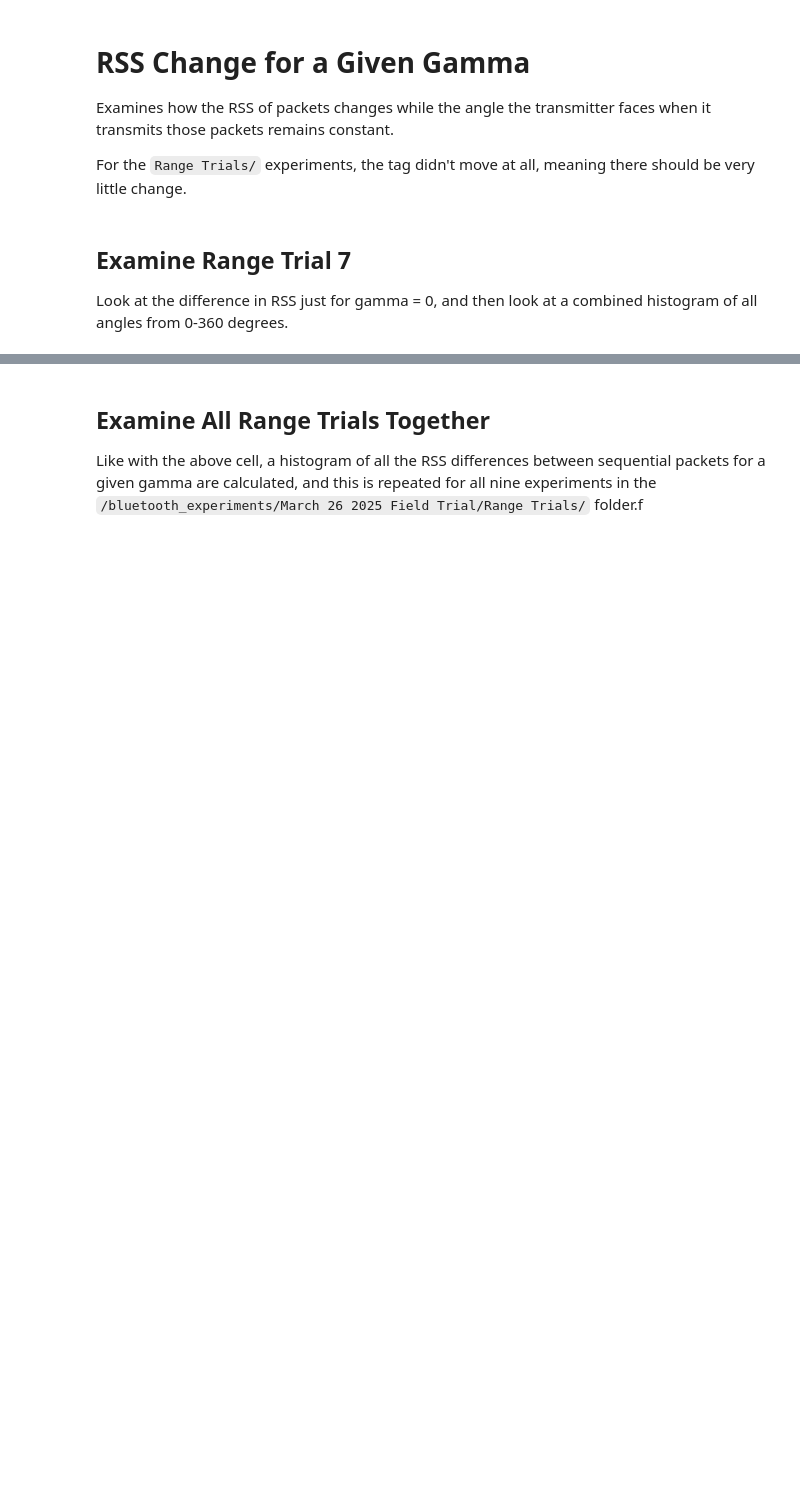
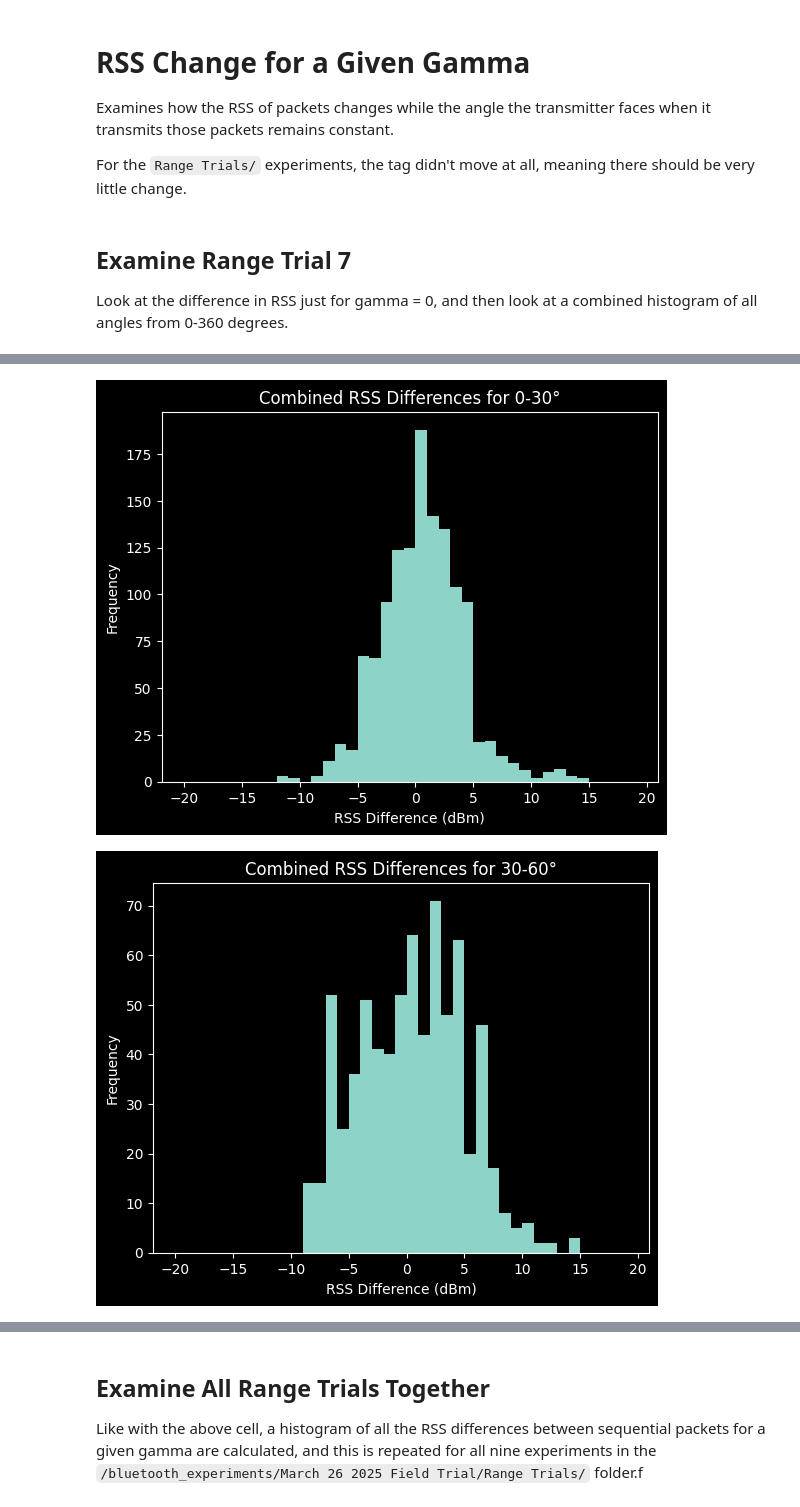
Before and after one commit to SheffieldMLtracking/BLEanalysis, a Jupyter notebook: jupyter/Finley/RSS Differences.ipynb, the cells around one changed output, grey strips where cells are left out. Saved outputs shown, nothing was run; the diff lists cells and outputs as text; code cells hidden in the pictures; blank space fills up the shorter version.

```diff
--- a/jupyter/Finley/RSS Differences.ipynb
+++ b/jupyter/Finley/RSS Differences.ipynb
@@ -54,0 +55,15 @@ BleLog | tx: c, no.packets: 1533, time: 86.140s
+# %%
+for x in range (0, 360 - 1, 30):
+    diffs = []
+
+    for degree in range(x, x+30 - 1):
+        diffs.extend(rss_diff_at_gamma(range_7_log, degree))
+
+    plt.hist(diffs, bins=np.arange(-20, 20))
+    plt.title(f"Combined RSS Differences for {x}-{x+30}°")
+    plt.ylabel("Frequency")
+    plt.xlabel("RSS Difference (dBm)")
+    plt.show()
+# %% [output]
+[figure, added]
+[figure, added]
```
Also changed, not shown: parts of 5 cells of this notebook.
